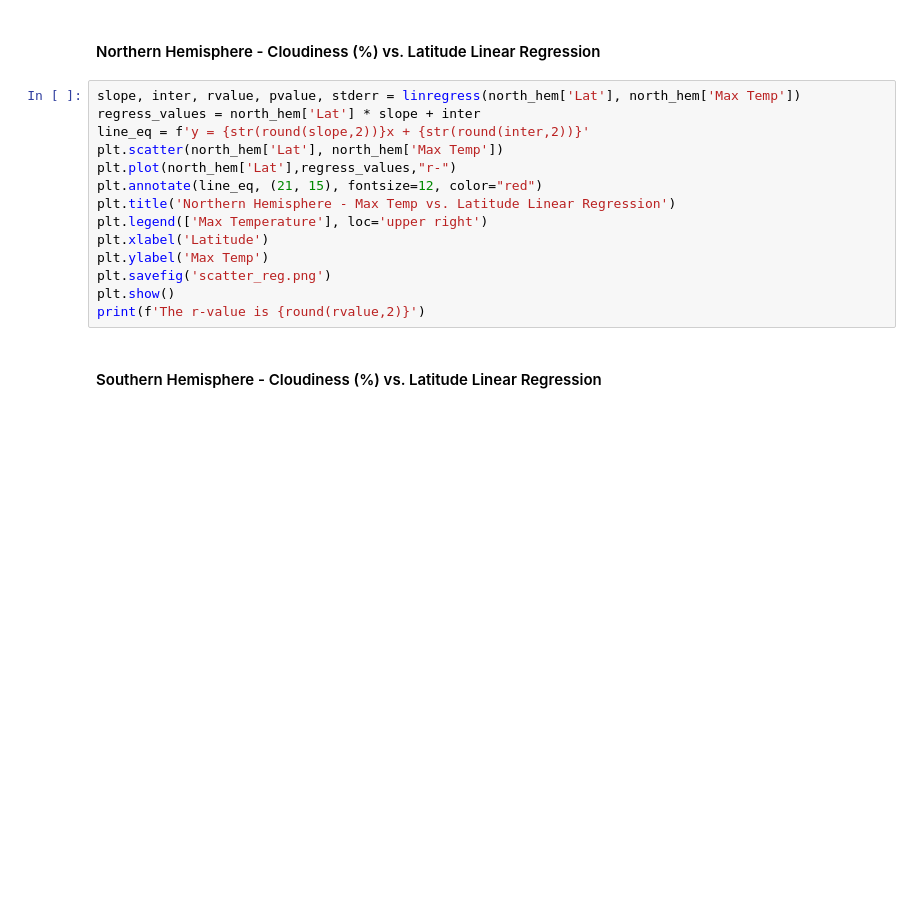
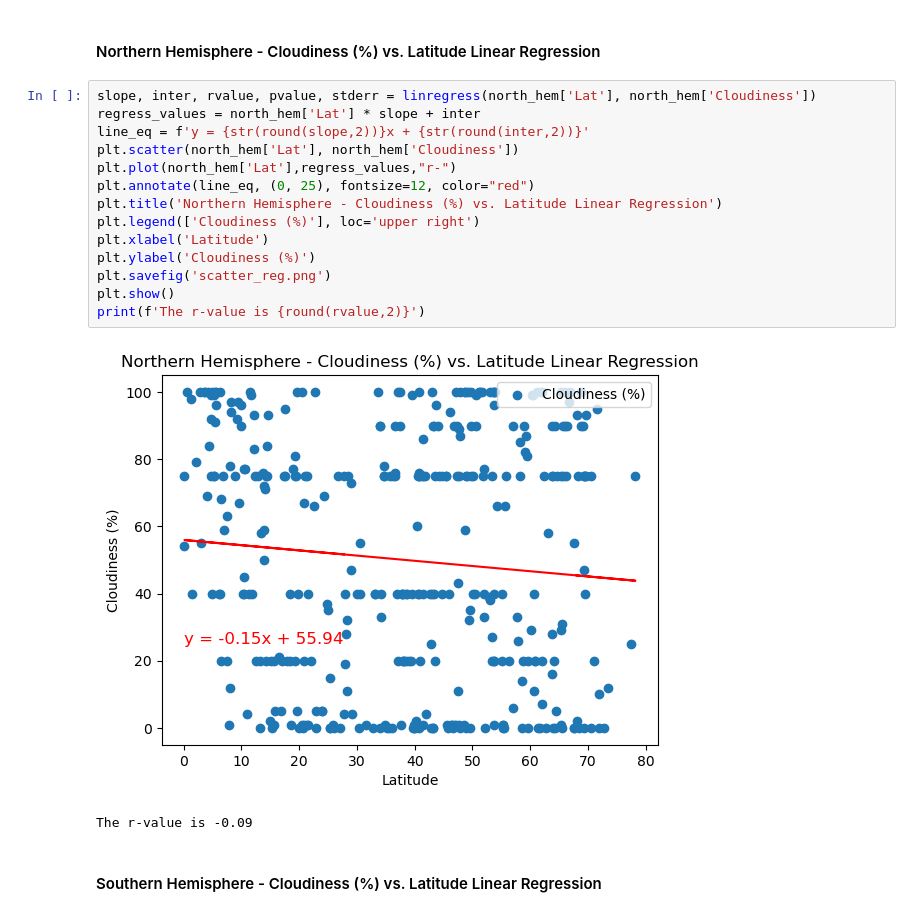
Before and after one commit to vgpass/python_api-challenge, a Jupyter notebook: WeatherPy/WeatherPyworking.ipynb, the cells around one changed output. Saved outputs shown, nothing was run; the diff lists cells and outputs as text; blank space fills up the shorter version.

```diff
--- a/WeatherPy/WeatherPyworking.ipynb
+++ b/WeatherPy/WeatherPyworking.ipynb
@@ -405,19 +411,22 @@ print(f'The r-value is {round(rvalue,2)}')
 # %% [markdown]
 ####  Northern Hemisphere - Cloudiness (%) vs. Latitude Linear Regression
 # %%
-slope, inter, rvalue, pvalue, stderr = linregress(north_hem['Lat'], north_hem['Max Temp'])
+slope, inter, rvalue, pvalue, stderr = linregress(north_hem['Lat'], north_hem['Cloudiness'])
 regress_values = north_hem['Lat'] * slope + inter
 line_eq = f'y = {str(round(slope,2))}x + {str(round(inter,2))}'
-plt.scatter(north_hem['Lat'], north_hem['Max Temp'])
+plt.scatter(north_hem['Lat'], north_hem['Cloudiness'])
 plt.plot(north_hem['Lat'],regress_values,"r-")
-plt.annotate(line_eq, (21, 15), fontsize=12, color="red")
-plt.title('Northern Hemisphere - Max Temp vs. Latitude Linear Regression')
-plt.legend(['Max Temperature'], loc='upper right')
+plt.annotate(line_eq, (0, 25), fontsize=12, color="red")
+plt.title('Northern Hemisphere - Cloudiness (%) vs. Latitude Linear Regression')
+plt.legend(['Cloudiness (%)'], loc='upper right')
 plt.xlabel('Latitude')
-plt.ylabel('Max Temp')
+plt.ylabel('Cloudiness (%)')
 plt.savefig('scatter_reg.png')
 plt.show()
 print(f'The r-value is {round(rvalue,2)}')
+# %% [output]
+[figure, added]
+The r-value is -0.09
 # %% [markdown]
 ####  Southern Hemisphere - Cloudiness (%) vs. Latitude Linear Regression
 # %%
```
Also changed, not shown: parts of 5 cells of this notebook, 1 other file.
